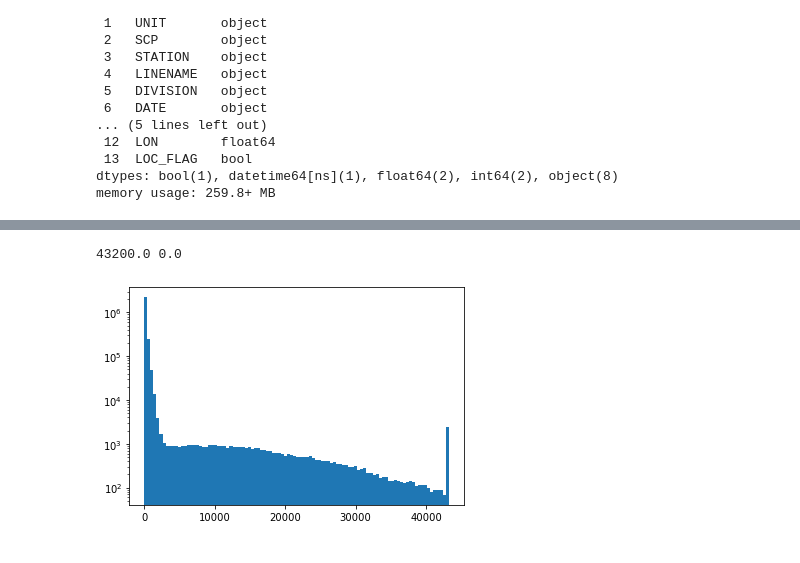
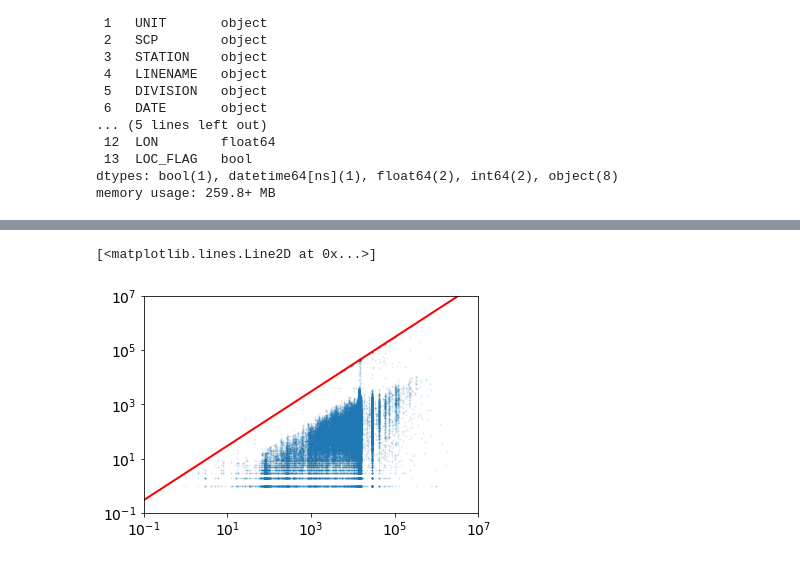
Before and after one commit to hmlewis-astro/mta_analysis, a Jupyter notebook: mta_heat.ipynb, the cells around one changed output, grey strips where cells are left out. Saved outputs shown, nothing was run; the diff lists cells and outputs as text; code cells hidden in the pictures.

```diff
--- a/mta_heat.ipynb
+++ b/mta_heat.ipynb
@@ -132,3 +184,4 @@ mta_df.head(10)
 # %%
-mta_df[['PREV_DATE', 'PREV_ENTRIES']] = mta_df.groupby(['BOOTH', 'UNIT', 'SCP', 'STATION'])[['DATE', 'ENTRIES']].shift(1)
+# new columns with the date, time of the previous measurement, and the number of new entries gained
+mta_df[['PREV_DATE_TIME', 'PREV_ENTRIES']] = mta_df.groupby(['BOOTH', 'UNIT', 'SCP', 'STATION'])[['DATE_TIME', 'ENTRIES']].shift(1)
 # %%
@@ -150,3 +204,4 @@ mta_df
 # %%
-mta_df.dropna(subset=['PREV_DATE'], axis=0, inplace=True)
-mta_df.reset_index(inplace=True)
+# drop the rows for the first measurement in the df because there is no 'PREV_DATE_TIME', and reset the index
+mta_df.dropna(subset=['PREV_DATE_TIME'], axis=0, inplace=True)
+mta_df.reset_index(drop=True, inplace=True)
@@ -152,0 +225,3 @@ mta_df.reset_index(inplace=True)
+# %%
+# calculate the amount of time (in seconds) between measurements
+mta_df['DELTA_DATE_TIME_SEC'] = np.abs(mta_df['DATE_TIME'] - mta_df['PREV_DATE_TIME']) / pd.Timedelta(seconds=1)
@@ -153,11 +281,23 @@ mta_df.reset_index(inplace=True)
 # %%
-# 14400 seconds in 4 hours, maximum of 3 people per turnstile per second as an upper limit
+# to deal with turnstiles that are counting in reverse, always take the absolute value of the difference between current entries and previous entries
+# for hourly entries that are very high, as an upper limit, use 3 people per turnstile per second
 pps = 3
-mta_df['HOURLY_ENTRIES'] = [np.abs(entries - mta_df['PREV_ENTRIES'][i]) if (np.abs(entries - mta_df['PREV_ENTRIES'][i]) < 14400*pps) else 14400*pps for i,entries in enumerate(mta_df['ENTRIES'])]
+mta_df['HOURLY_ENTRIES'] = [np.abs(entries - mta_df['PREV_ENTRIES'][i]) \
+                            if (np.abs(entries - mta_df['PREV_ENTRIES'][i]) < pps*mta_df['DELTA_DATE_TIME_SEC'][i]) \
+                            else (pps*mta_df['DELTA_DATE_TIME_SEC'][i]) \
+                            for i,entries in enumerate(mta_df['ENTRIES'])]
 # %%
-plt.hist(mta_df['HOURLY_ENTRIES'], bins=100)
+#TODO: delete in python script
+plt.scatter(mta_df['DELTA_DATE_TIME_SEC'], mta_df['HOURLY_ENTRIES'], s=1, alpha=0.1)
+plt.xscale('log')
 plt.yscale('log')
-print(max(mta_df['HOURLY_ENTRIES']), min(mta_df['HOURLY_ENTRIES']))
+
+plt.xlim(0.1,1e7)
+plt.ylim(0.1,1e7)
+
+x = np.arange(0.1,1e7,10000)
+y = x*3
+plt.plot(x,y,color='r')
 # %% [output]
-43200.0 0.0
+[<matplotlib.lines.Line2D at 0x...>]
-[figure, old version]
+[figure, new version]
```
Also changed, not shown: parts of 35 cells of this notebook, 2 other files.
